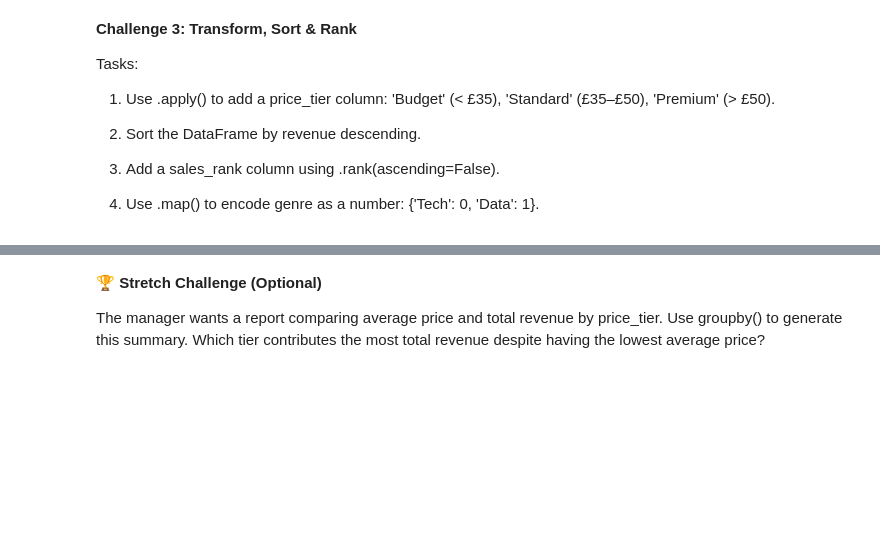
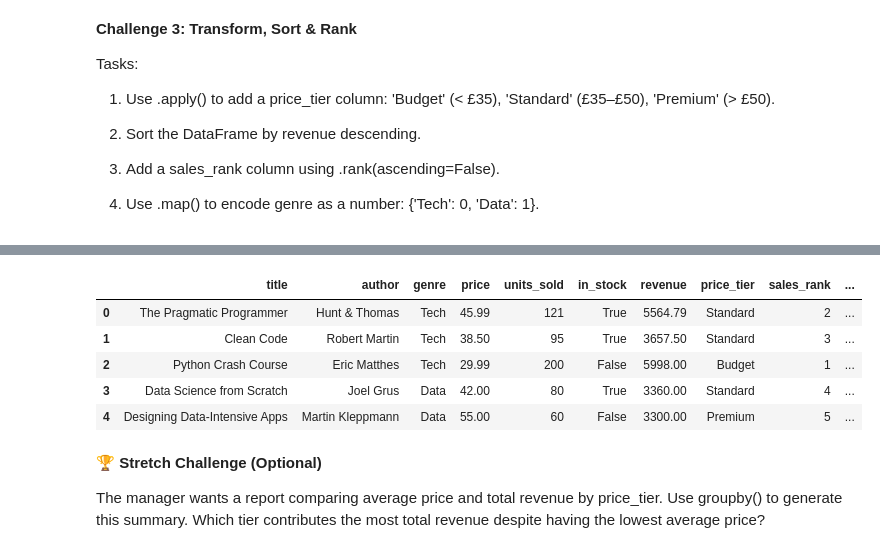
Before and after one commit to PP-123-nt/6m-data-1.7-intro-pandas, a Jupyter notebook: assignment-working.ipynb, the cells around one changed output, grey strips where cells are left out. Cells and saved outputs as stored; diff of their text form; code cells hidden in the pictures; blank space fills up the shorter version.

```diff
--- a/assignment-working.ipynb
+++ b/assignment-working.ipynb
@@ -164,3 +173,12 @@ Tasks:
 3. Add a sales_rank column using .rank(ascending=False).
 
 4. Use .map() to encode genre as a number: {'Tech': 0, 'Data': 1}.
+# %%
+# add price tier
+def price_tier(price):
+    return 'Budget' if price < 35 else 'Premium' if price > 50 else 'Standard'
+
+display(books.assign(price_tier=books['price'].apply(price_tier)))  # add price tier column using apply()
+
+books['price_tier'] = books['price'].apply(price_tier)
+display(books)
@@ -166,0 +208,4 @@ Tasks:
+# %%
+# add sales rank column
+books['sales_rank'] = books['units_sold'].rank(ascending=False).astype(int)
+display(books)
@@ -167,3 +219,14 @@ Tasks:
+# %%
+# encode genre column to numeric values
+books['genre_encoded'] = books['genre'].map({'Tech': 0, 'Data': 1})
+display(books)
+# %% [output]
+|  | title | author | genre | price | units_sold | in_stock | revenue | price_tier | sales_rank | ... |
+| 0 | The Pragmatic Programmer | Hunt & Thomas | Tech | 45.99 | 121 | True | 5564.79 | Standard | 2 | ... |
+| 1 | Clean Code | Robert Martin | Tech | 38.50 | 95 | True | 3657.50 | Standard | 3 | ... |
+| 2 | Python Crash Course | Eric Matthes | Tech | 29.99 | 200 | False | 5998.00 | Budget | 1 | ... |
+| 3 | Data Science from Scratch | Joel Grus | Data | 42.00 | 80 | True | 3360.00 | Standard | 4 | ... |
+| 4 | Designing Data-Intensive Apps | Martin Kleppmann | Data | 55.00 | 60 | False | 3300.00 | Premium | 5 | ... |
 # %% [markdown]
 🏆 **Stretch Challenge (Optional)**
 
```
Also changed, not shown: parts of 7 cells of this notebook.
